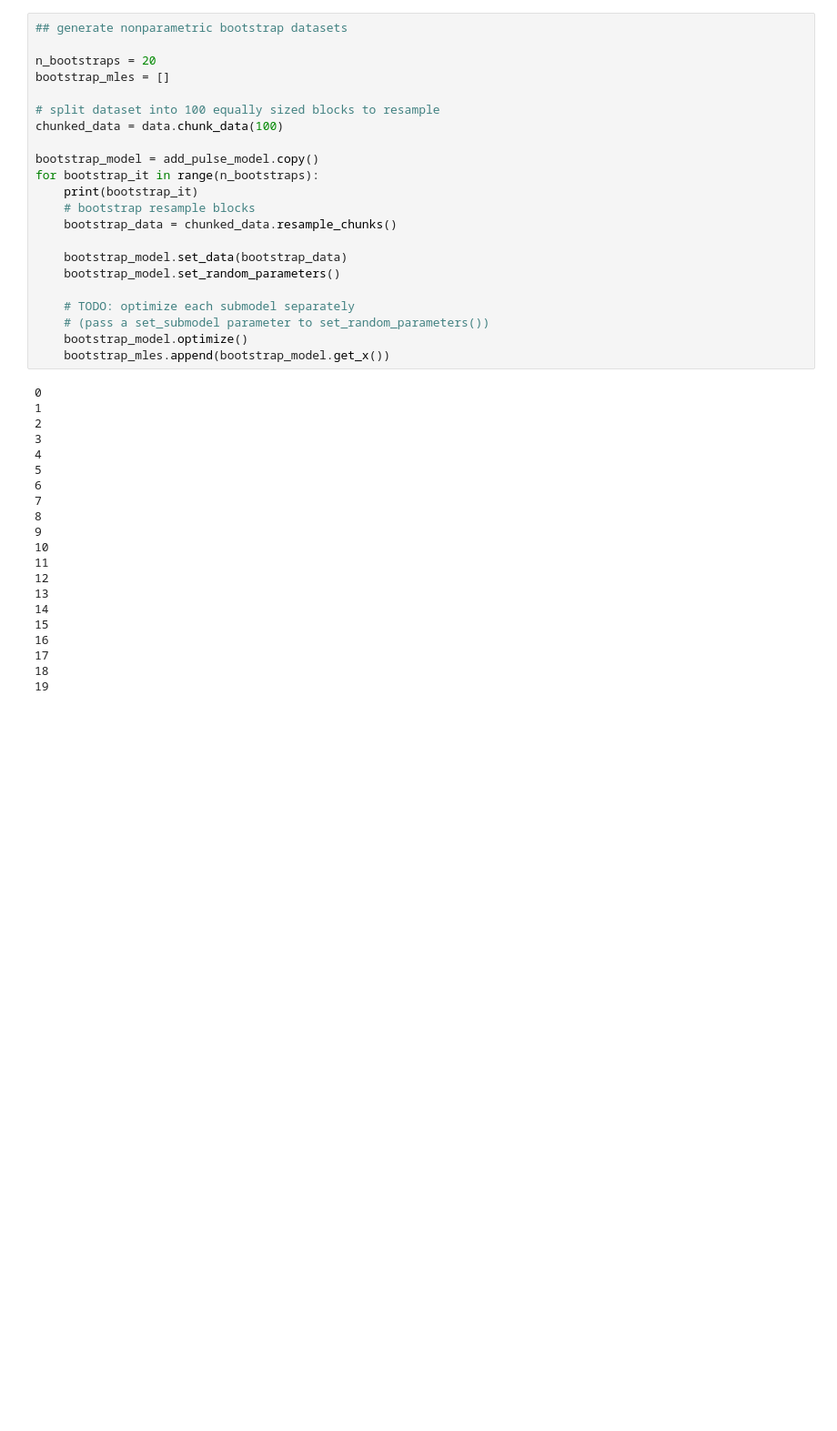
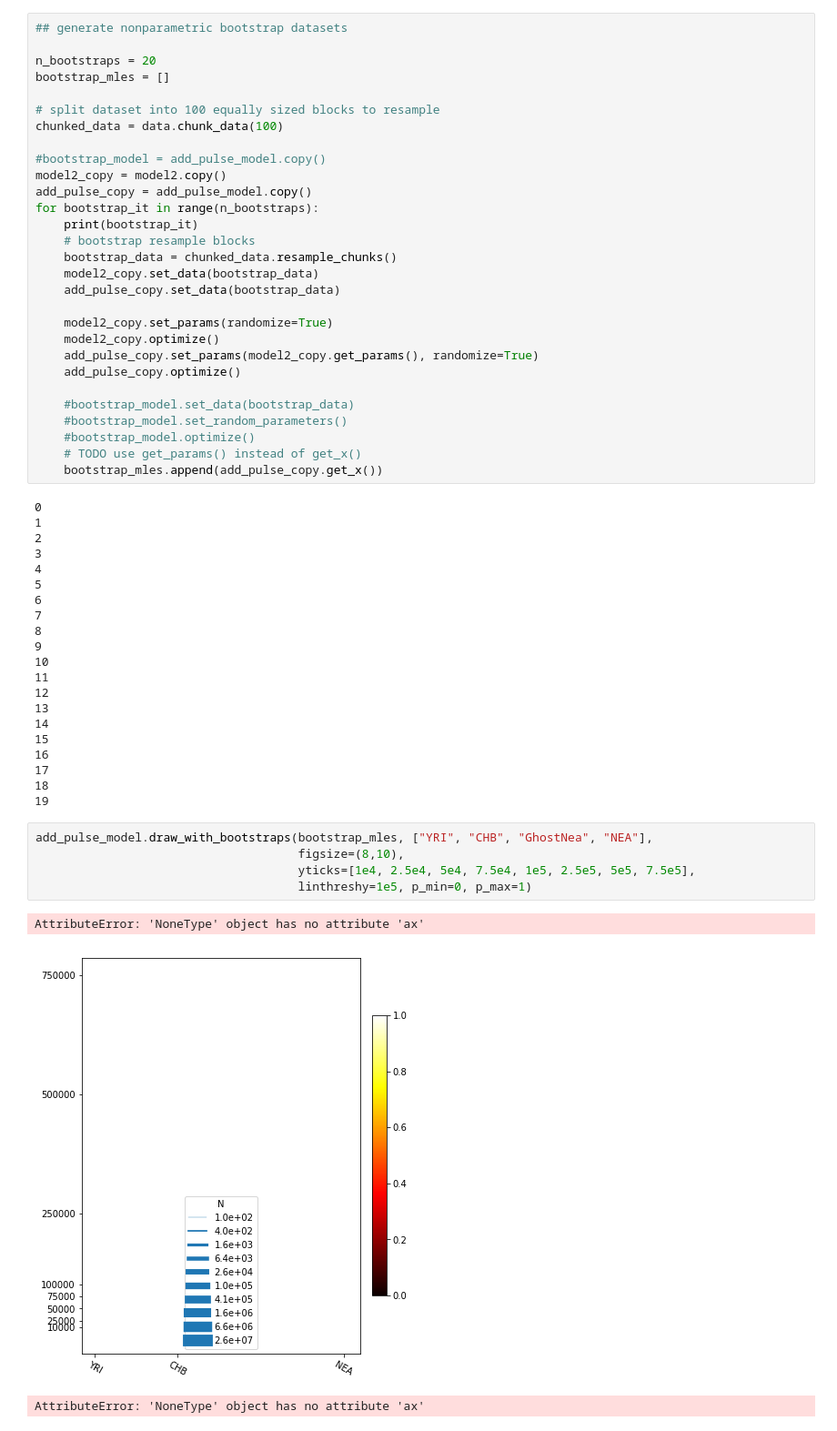
Before and after one commit to popgenmethods/momi2, a Jupyter notebook: examples/tutorial.ipynb, the cells around one changed output. Shown at 91% size. Saved outputs shown, nothing was run; the diff lists cells and outputs as text; blank space fills up the shorter version.

```diff
--- a/examples/tutorial.ipynb
+++ b/examples/tutorial.ipynb
@@ -331,19 +306,26 @@ bootstrap_mles = []
 # split dataset into 100 equally sized blocks to resample
 chunked_data = data.chunk_data(100)
 
-bootstrap_model = add_pulse_model.copy()
+#bootstrap_model = add_pulse_model.copy()
+model2_copy = model2.copy()
+add_pulse_copy = add_pulse_model.copy()
 for bootstrap_it in range(n_bootstraps):
     print(bootstrap_it)
     # bootstrap resample blocks
     bootstrap_data = chunked_data.resample_chunks()
+    model2_copy.set_data(bootstrap_data)
+    add_pulse_copy.set_data(bootstrap_data)
 
-    bootstrap_model.set_data(bootstrap_data)
-    bootstrap_model.set_random_parameters()
+    model2_copy.set_params(randomize=True)
+    model2_copy.optimize()
+    add_pulse_copy.set_params(model2_copy.get_params(), randomize=True)
+    add_pulse_copy.optimize()
 
-    # TODO: optimize each submodel separately
-    # (pass a set_submodel parameter to set_random_parameters())
-    bootstrap_model.optimize()
-    bootstrap_mles.append(bootstrap_model.get_x())
+    #bootstrap_model.set_data(bootstrap_data)
+    #bootstrap_model.set_random_parameters()
+    #bootstrap_model.optimize()
+    # TODO use get_params() instead of get_x()
+    bootstrap_mles.append(add_pulse_copy.get_x())
 # %% [output]
 0
 1
@@ -365,3 +347,12 @@ for bootstrap_it in range(n_bootstraps):
 17
 18
 19
+# %%
+add_pulse_model.draw_with_bootstraps(bootstrap_mles, ["YRI", "CHB", "GhostNea", "NEA"],
+                                     figsize=(8,10),
+                                     yticks=[1e4, 2.5e4, 5e4, 7.5e4, 1e5, 2.5e5, 5e5, 7.5e5],
+                                     linthreshy=1e5, p_min=0, p_max=1)
+# %% [output]
+AttributeError: 'NoneType' object has no attribute 'ax'
+[figure, added]
+AttributeError: 'NoneType' object has no attribute 'ax'
```
Also changed, not shown: parts of 15 cells of this notebook, 2 other files.
